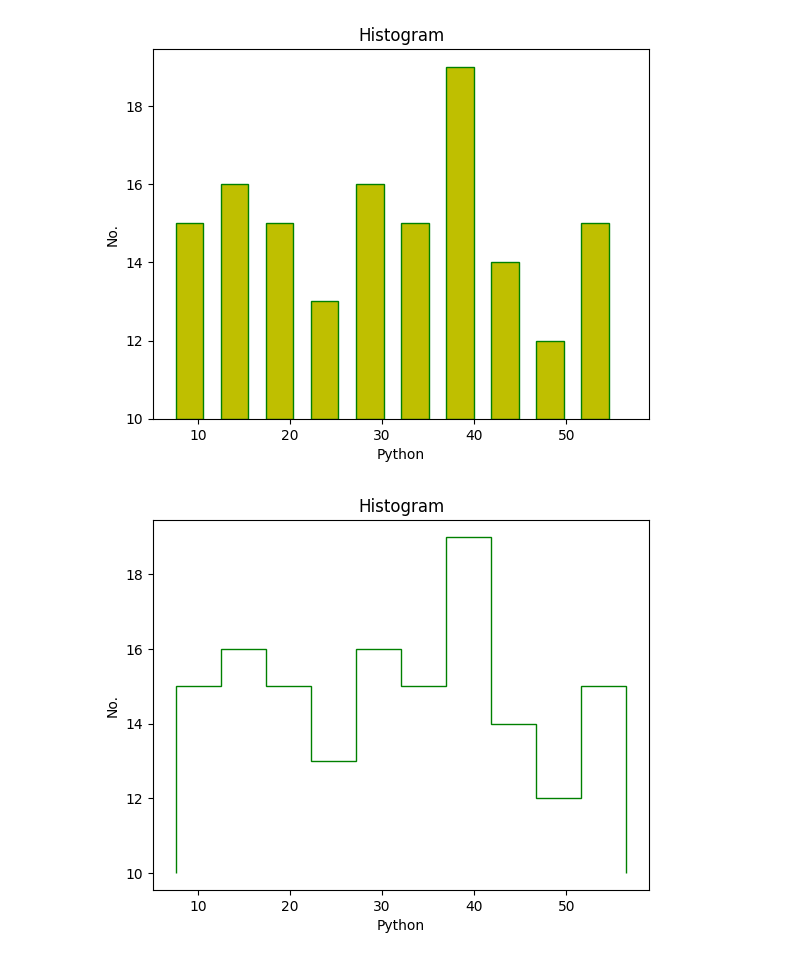
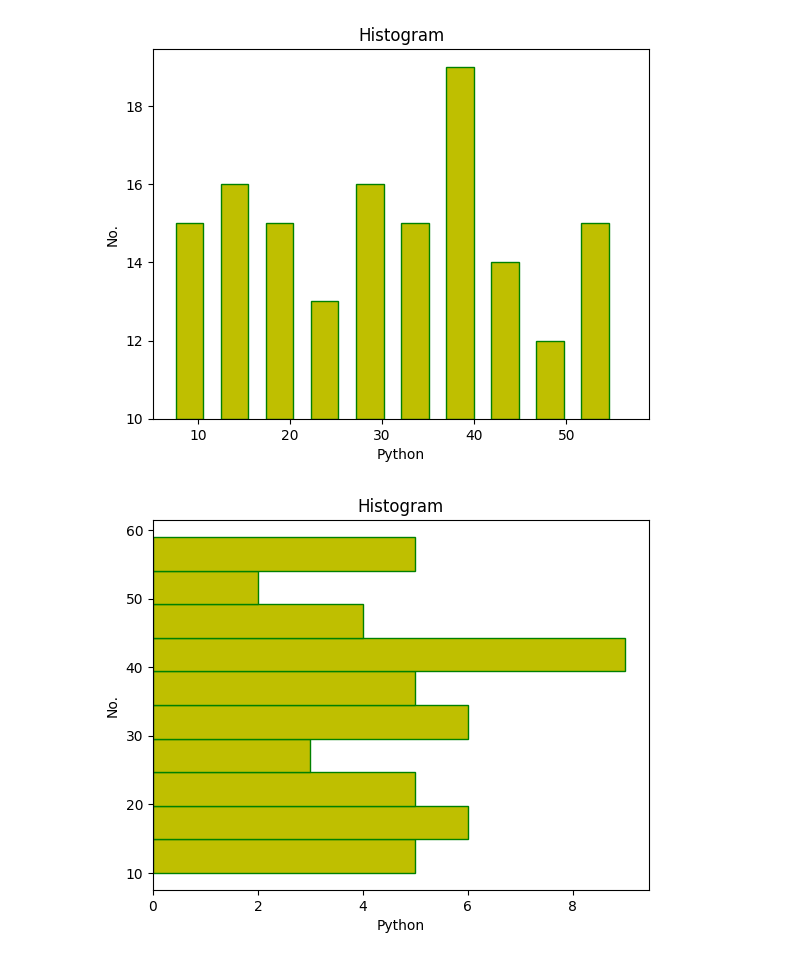
Before and after one commit to Amjadali168/Matplotlib, a Jupyter notebook: histogram.ipynb, the cells around one changed output. Cells and saved outputs as stored; diff of their text form; code cells hidden in the pictures.

Commit message:
histogram

```diff
--- a/histogram.ipynb
+++ b/histogram.ipynb
@@ -52,13 +52,13 @@ plt.show()
 # %%
 no = [54, 30, 41, 20, 42, 55, 31, 18, 49, 24, 41, 14, 28, 58, 17, 32, 44, 42, 59, 10, 44, 25, 39, 47,
 32, 18, 13, 14, 19, 36, 57, 46, 51, 33, 17, 42, 28, 11, 40, 31, 18, 23, 39, 24, 39, 37, 48, 41,
 58, 22]
 l = [10,20,30,40,50]
-plt.hist(no,color="y",edgecolor='g',bottom=10,align='left',histtype="step")
+plt.hist(no,color="y",edgecolor='g',orientation="horizontal")
 
 plt.title("Histogram")
 plt.xlabel('Python')
 plt.ylabel('No.')
 plt.show()
 # %% [output]
-[figure, old version]
+[figure, new version]
```
